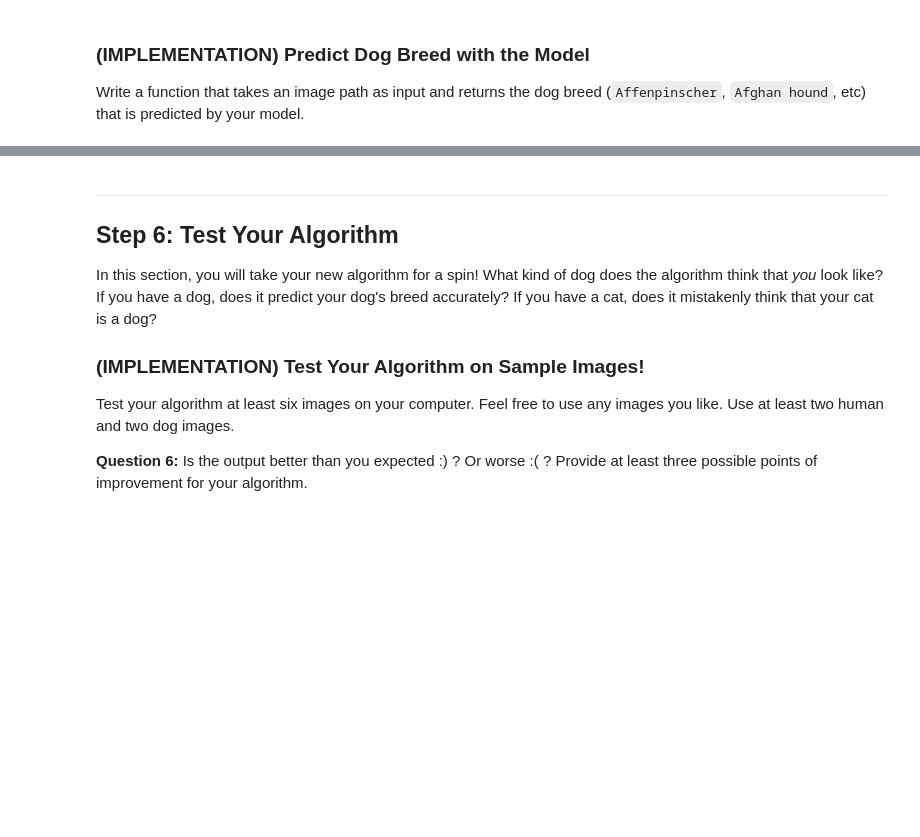
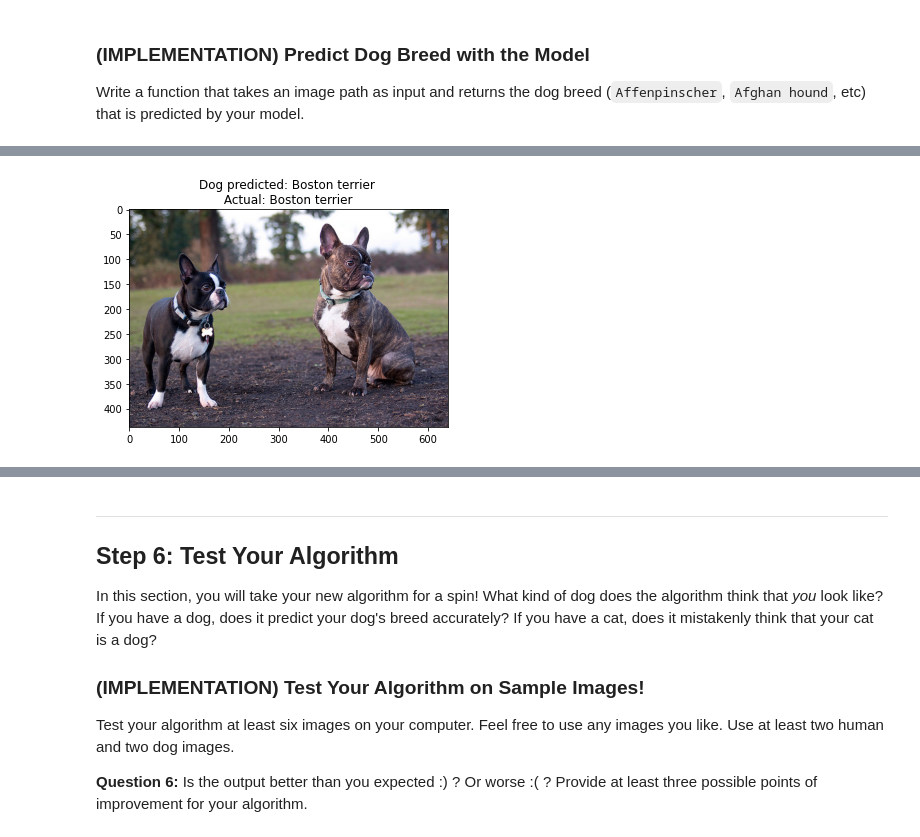
Before and after one commit to SSInimgba/Computer_Vision, a Jupyter notebook: dog_app.ipynb, the cells around one changed output, grey strips where cells are left out. Cells and saved outputs as stored; diff of their text form; code cells hidden in the pictures; blank space fills up the shorter version.

```diff
--- a/dog_app.ipynb
+++ b/dog_app.ipynb
@@ -890,17 +843,17 @@ __Answer:__
 
 Use the next code cell to specify a [loss function](http://pytorch.org/docs/master/nn.html#loss-functions) and [optimizer](http://pytorch.org/docs/master/optim.html).  Save the chosen loss function as `criterion_transfer`, and the optimizer as `optimizer_transfer` below.
 # %%
-criterion_transfer = torch.nn.CrossEntropyLoss()
-optimizer_transfer = torch.optim.SGD(model_scratch.parameters(), lr = 0.001, momentum = 0.9)
+criterion_transfer = nn.CrossEntropyLoss()
+#optimizer_transfer = torch.optim.SGD(model_transfer.parameters(), lr = 0.001, momentum = 0.9)
 
-#optimizer_transfer = torch.optim.Adam(model_scratch.parameters(), lr = 0.001)
+optimizer_transfer = torch.optim.Adam(filter(lambda p: p.requires_grad, model_transfer.parameters()), lr = 0.001)
 # %% [markdown]
 ### (IMPLEMENTATION) Train and Validate the Model
 
 Train and validate your model in the code cell below.  [Save the final model parameters](http://pytorch.org/docs/master/notes/serialization.html) at filepath `'model_transfer.pt'`.
 # %%
 # train the model
-model_transfer = train(50, loaders_transfer, model_transfer,
+model_transfer = train(25, loaders_transfer, model_transfer,
                        optimizer_transfer, criterion_transfer, use_cuda, 'model_transfer.pt')
 # %% [output]
 Started Training...
@@ -967,8 +898,19 @@ Write a function that takes an image path as input and returns the dog breed (`A
 ### and returns the dog breed that is predicted by the model.
 
 # list of class names by index, i.e. a name can be accessed like class_names[0]
-class_names = [item[4:].replace("_", " ") for item in data_transfer['train'].classes]
+class_names = [item[4:].replace("_", " ") for item in train_data.classes]
 
 def predict_breed_transfer(img_path):
+
     # load the image and return the predicted breed
-    return None
+    img = Image.open(img_path)
+    img_t = test_transformations(img).cuda()
+    batch_t = torch.unsqueeze(img_t,0)
+    model = model_transfer.eval()
+    output = model(batch_t)
+    _, pred = torch.max(output,1)
+    dog_name = class_names[pred.item()]
+    dog_name = str(dog_name)
+
+
+    return dog_name
@@ -992,0 +997,15 @@ Some sample output for our algorithm is provided below, but feel free to design
+# %%
+def imshow_dog(img_path):
+    #print('There is a dog detected')
+    img = mpimg.imread(img_path)
+    prediction = predict_breed_transfer(img_path)
+    x = img_path.split('.')
+    y = x[1].split('/')
+    y = y[0].replace("_"," ")
+
+    plt.title(f'Dog predicted: {prediction} \n Actual: {y} ')
+    plt.imshow(img)
+    plt.show()
+imshow_dog(dog_files_short[45])
+# %% [output]
+[figure, added]
```
Also changed, not shown: parts of 56 cells of this notebook.
